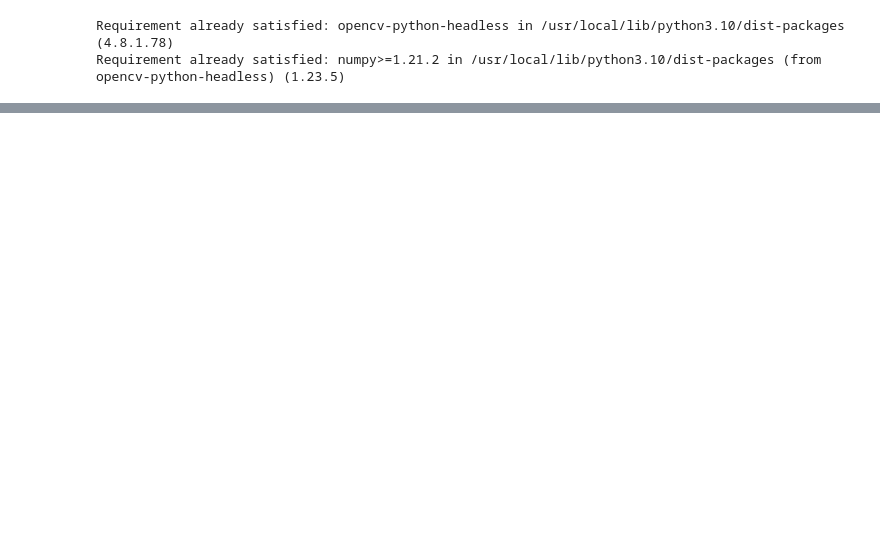
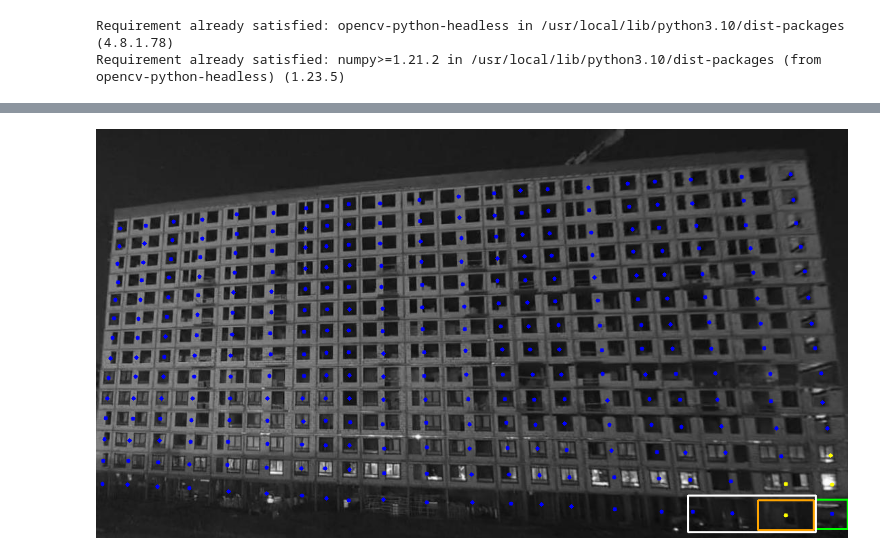
Before and after one commit to Dimildizio/bfs_pyg, a Jupyter notebook: dotsnrows.ipynb, the cells around one changed output, grey strips where cells are left out. Cells and saved outputs as stored; diff of their text form; code cells hidden in the pictures; blank space fills up the shorter version.

Commit message:
Add points with annotations

```diff
--- a/dotsnrows.ipynb
+++ b/dotsnrows.ipynb
@@ -80,0 +18,87 @@ cv2.destroyAllWindows()
+# %%
+with open('.json', 'r') as f:
+    annotations = json.load(f)
+
+def get_annotations(target_image_name):
+    for image_info in annotations['images']:
+        if image_info['file_name'] == target_image_name:
+            image_id = image_info['id']
+            break
+
+    target_annotations = [anno for anno in annotations['annotations'] if anno['image_id'] == image_id]
+
+    # Create a dictionary with center points as keys and bounding box coordinates as values
+    annotations_dict = {
+        ((anno['bbox'][0] + anno['bbox'][2] / 2), (anno['bbox'][1] + anno['bbox'][3] / 2)):
+        (anno['bbox'][0], anno['bbox'][1], anno['bbox'][2], anno['bbox'][3])
+        for anno in target_annotations
+    }
+    return annotations_dict
+# %%
+
+def get_size(point):
+    return int(point[2]), int(point[3])
+
+target_image_name = image_path
+annotations_for_image = get_annotations(target_image_name)
+
+image = IMG.copy()
+
+points = list(annotations_for_image.keys())
+for point in points:
+    center = (int(point[0]), int(point[1]))
+    cv2.circle(image, center, 3, (255, 0, 0), -1)
+
+highest_point = max(points, key=lambda p: (p[0]+p[1]))
+point_size = get_size(annotations_for_image[highest_point])
+
+cv2.rectangle(image, (int(highest_point[0] - point_size[0]/2), int(highest_point[1] - point_size[1]/2)),
+              (int(highest_point[0] + point_size[0]/2), int(highest_point[1] + point_size[1]/2)),
+              (0, 255, 0), 2)
+
+def euclidean_distance(point1, point2):
+    return np.linalg.norm(np.array(point1) - np.array(point2))
+
+def get_n_nearest_neighbors(point, all_points, n):
+    distances = [(p, euclidean_distance(point, p)) for p in all_points if p != point]
+    distances.sort(key=lambda x: x[1])
+    return distances[:n]
+
+n_neighbors = 4
+neighbors = get_n_nearest_neighbors(highest_point, points, n_neighbors)
+
+for neighbor in neighbors:
+    cv2.circle(image, (int(neighbor[0][0]), int(neighbor[0][1])), 3, (0, 255, 255), -1)
+
+additional_rect_width = int(point_size[0] * 4)
+additional_rect_height = int(point_size[1]*1.3)
+
+y_middle = int(highest_point[1])
+
+additional_rect_top_left = (int(highest_point[0] - point_size[0]/2 - additional_rect_width),
+                            y_middle - additional_rect_height//2)
+additional_rect_bottom_right = (int(highest_point[0] - point_size[0]/2),
+                                y_middle + additional_rect_height//2)
+
+cv2.rectangle(image, additional_rect_top_left, additional_rect_bottom_right, (255, 255, 255), 2)
+
+
+for neighbor in neighbors:
+    if (additional_rect_top_left[0] < neighbor[0][0] < additional_rect_bottom_right[0] and
+        additional_rect_top_left[1] < neighbor[0][1] < additional_rect_bottom_right[1]):
+
+        neighbor_size = get_size(annotations_for_image[neighbor[0]])
+
+        orange_rect_top_left = (int(neighbor[0][0] - neighbor_size[0] / 2),
+                                int(neighbor[0][1] - neighbor_size[1] / 2))
+        orange_rect_bottom_right = (int(neighbor[0][0] + neighbor_size[0] / 2),
+                                    int(neighbor[0][1] + neighbor_size[1] / 2))
+
+        cv2.rectangle(image, orange_rect_top_left, orange_rect_bottom_right, (0, 165, 255), 2)
+
+
+cv2_imshow(image)
+cv2.waitKey(0)
+cv2.destroyAllWindows()
+# %% [output]
+[figure, added]
```
Also changed, not shown: parts of 3 cells of this notebook.
